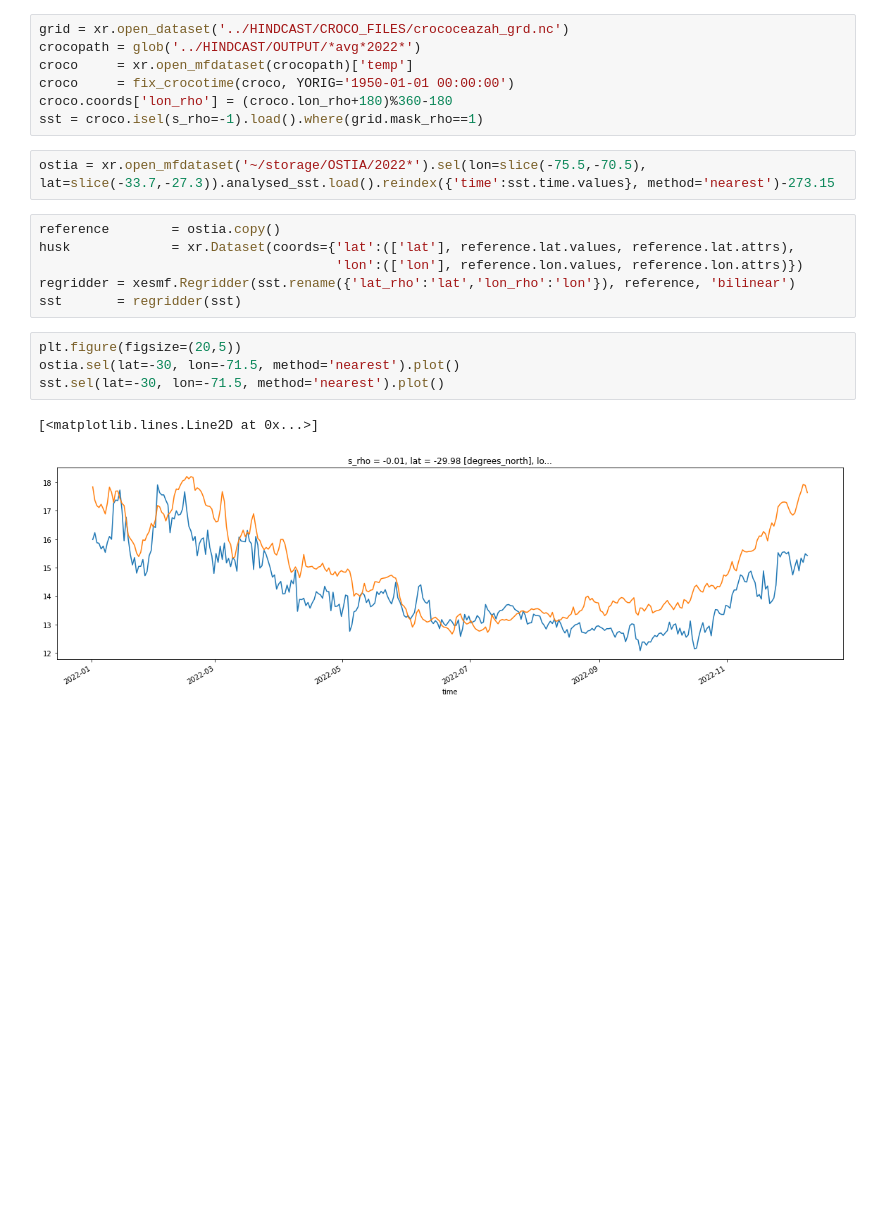
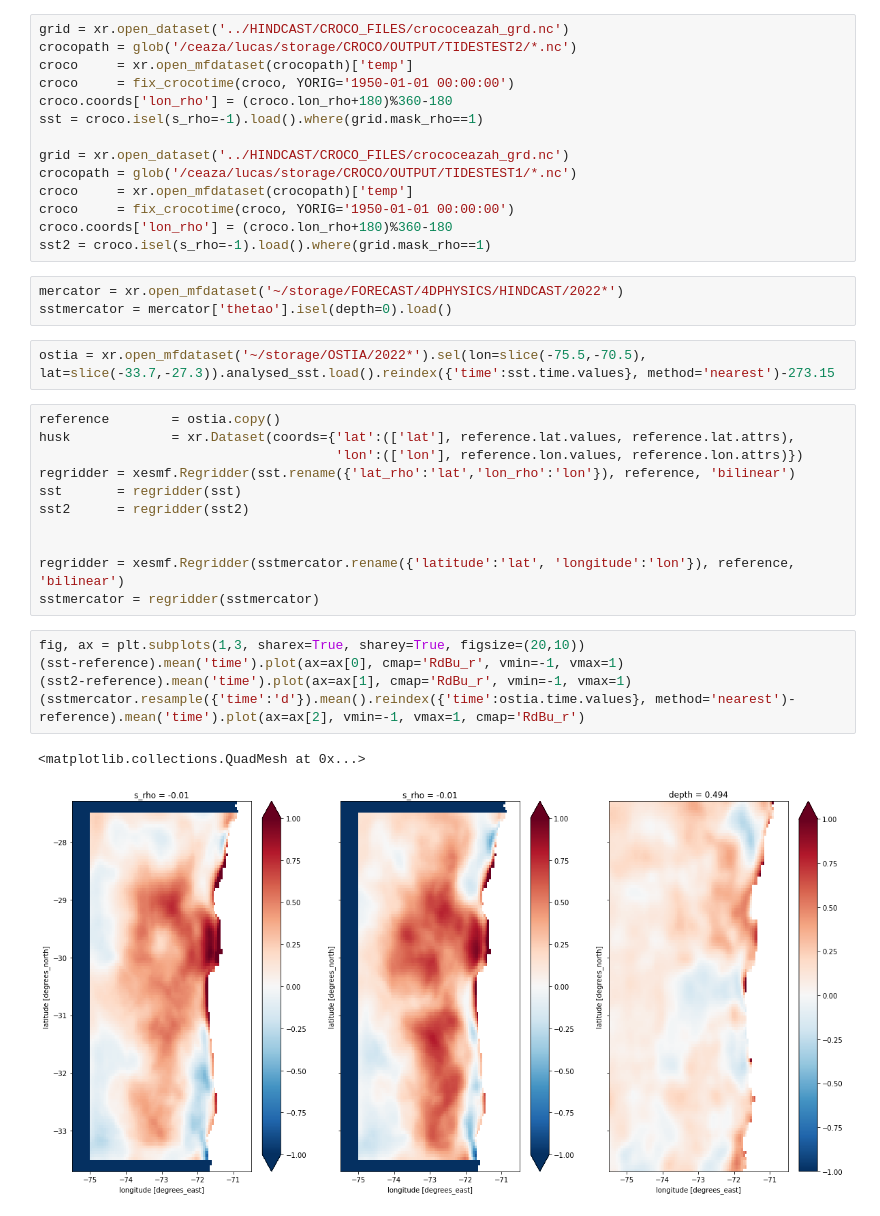
Before and after one commit to lucasglasner/CROCO-CEAZAMAR, a Jupyter notebook: POSTPROCESS/evaluation.ipynb, the cells around one changed output. Drawn from its saved outputs; the diff is of its cells as text; blank space fills up the shorter version.

```diff
--- a/POSTPROCESS/evaluation.ipynb
+++ b/POSTPROCESS/evaluation.ipynb
@@ -9,11 +9,21 @@ from glob import glob
 from utils import fix_crocotime
 # %%
 grid = xr.open_dataset('../HINDCAST/CROCO_FILES/crococeazah_grd.nc')
-crocopath = glob('../HINDCAST/OUTPUT/*avg*2022*')
+crocopath = glob('/ceaza/lucas/storage/CROCO/OUTPUT/TIDESTEST2/*.nc')
 croco     = xr.open_mfdataset(crocopath)['temp']
 croco     = fix_crocotime(croco, YORIG='1950-01-01 00:00:00')
 croco.coords['lon_rho'] = (croco.lon_rho+180)%360-180
 sst = croco.isel(s_rho=-1).load().where(grid.mask_rho==1)
+
+grid = xr.open_dataset('../HINDCAST/CROCO_FILES/crococeazah_grd.nc')
+crocopath = glob('/ceaza/lucas/storage/CROCO/OUTPUT/TIDESTEST1/*.nc')
+croco     = xr.open_mfdataset(crocopath)['temp']
+croco     = fix_crocotime(croco, YORIG='1950-01-01 00:00:00')
+croco.coords['lon_rho'] = (croco.lon_rho+180)%360-180
+sst2 = croco.isel(s_rho=-1).load().where(grid.mask_rho==1)
+# %%
+mercator = xr.open_mfdataset('~/storage/FORECAST/4DPHYSICS/HINDCAST/2022*')
+sstmercator = mercator['thetao'].isel(depth=0).load()
 # %%
 ostia = xr.open_mfdataset('~/storage/OSTIA/2022*').sel(lon=slice(-75.5,-70.5), lat=slice(-33.7,-27.3)).analysed_sst.load().reindex({'time':sst.time.values}, method='nearest')-273.15
 # %%
@@ -22,10 +32,16 @@ husk             = xr.Dataset(coords={'lat':(['lat'], reference.lat.values, refe
                                       'lon':(['lon'], reference.lon.values, reference.lon.attrs)})
 regridder = xesmf.Regridder(sst.rename({'lat_rho':'lat','lon_rho':'lon'}), reference, 'bilinear')
 sst       = regridder(sst)
+sst2      = regridder(sst2)
+
+
+regridder = xesmf.Regridder(sstmercator.rename({'latitude':'lat', 'longitude':'lon'}), reference, 'bilinear')
+sstmercator = regridder(sstmercator)
-# %%
-plt.figure(figsize=(20,5))
-ostia.sel(lat=-30, lon=-71.5, method='nearest').plot()
-sst.sel(lat=-30, lon=-71.5, method='nearest').plot()
-# %% [output]
-[<matplotlib.lines.Line2D at 0x...>]
-[figure, removed]
+# %%
+fig, ax = plt.subplots(1,3, sharex=True, sharey=True, figsize=(20,10))
+(sst-reference).mean('time').plot(ax=ax[0], cmap='RdBu_r', vmin=-1, vmax=1)
+(sst2-reference).mean('time').plot(ax=ax[1], cmap='RdBu_r', vmin=-1, vmax=1)
+(sstmercator.resample({'time':'d'}).mean().reindex({'time':ostia.time.values}, method='nearest')-reference).mean('time').plot(ax=ax[2], vmin=-1, vmax=1, cmap='RdBu_r')
+# %% [output]
+<matplotlib.collections.QuadMesh at 0x...>
+[figure, added]
```
Also changed, not shown: parts of 1 cell of this notebook, 10 other files.
